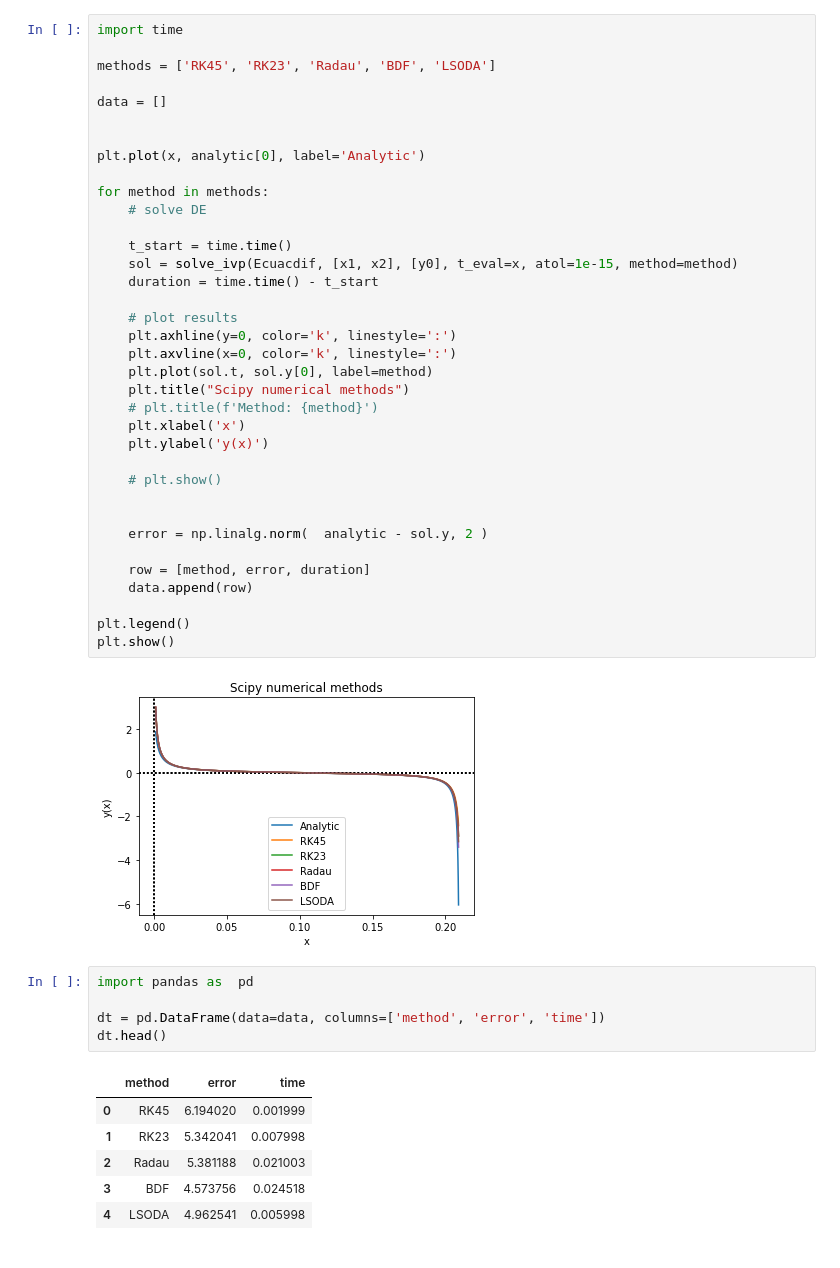
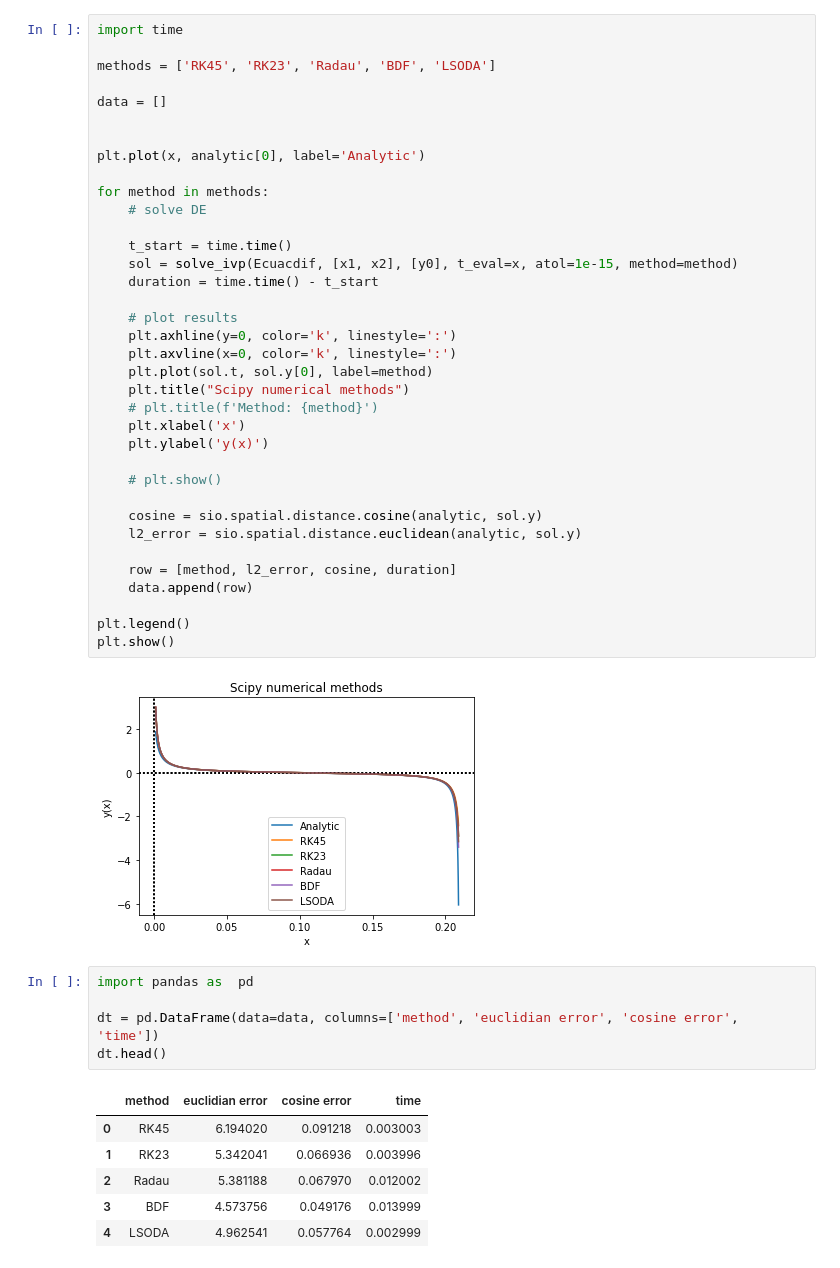
Before and after one commit to bemc22/TareasCursos20B, a Jupyter notebook: Codigos/ejercicios/de_exercise.ipynb, the cells around one changed output. Drawn from its saved outputs; the diff is of its cells as text.

Commit message:
new distances

```diff
--- a/Codigos/ejercicios/de_exercise.ipynb
+++ b/Codigos/ejercicios/de_exercise.ipynb
@@ -77,10 +77,10 @@ for method in methods:
 
     # plt.show()
 
+    cosine = sio.spatial.distance.cosine(analytic, sol.y)
+    l2_error = sio.spatial.distance.euclidean(analytic, sol.y)
 
-    error = np.linalg.norm(  analytic - sol.y, 2 )
-
-    row = [method, error, duration]
+    row = [method, l2_error, cosine, duration]
     data.append(row)
 
 plt.legend()
@@ -90,12 +90,12 @@ plt.show()
 # %%
 import pandas as  pd
 
-dt = pd.DataFrame(data=data, columns=['method', 'error', 'time'])
+dt = pd.DataFrame(data=data, columns=['method', 'euclidian error', 'cosine error', 'time'])
 dt.head()
 # %% [output]
-|  | method | error | time |
-| 0 | RK45 | 6.194020 | 0.001999 |
-| 1 | RK23 | 5.342041 | 0.007998 |
-| 2 | Radau | 5.381188 | 0.021003 |
-| 3 | BDF | 4.573756 | 0.024518 |
-| 4 | LSODA | 4.962541 | 0.005998 |
+|  | method | euclidian error | cosine error | time |
+| 0 | RK45 | 6.194020 | 0.091218 | 0.003003 |
+| 1 | RK23 | 5.342041 | 0.066936 | 0.003996 |
+| 2 | Radau | 5.381188 | 0.067970 | 0.012002 |
+| 3 | BDF | 4.573756 | 0.049176 | 0.013999 |
+| 4 | LSODA | 4.962541 | 0.057764 | 0.002999 |
```
